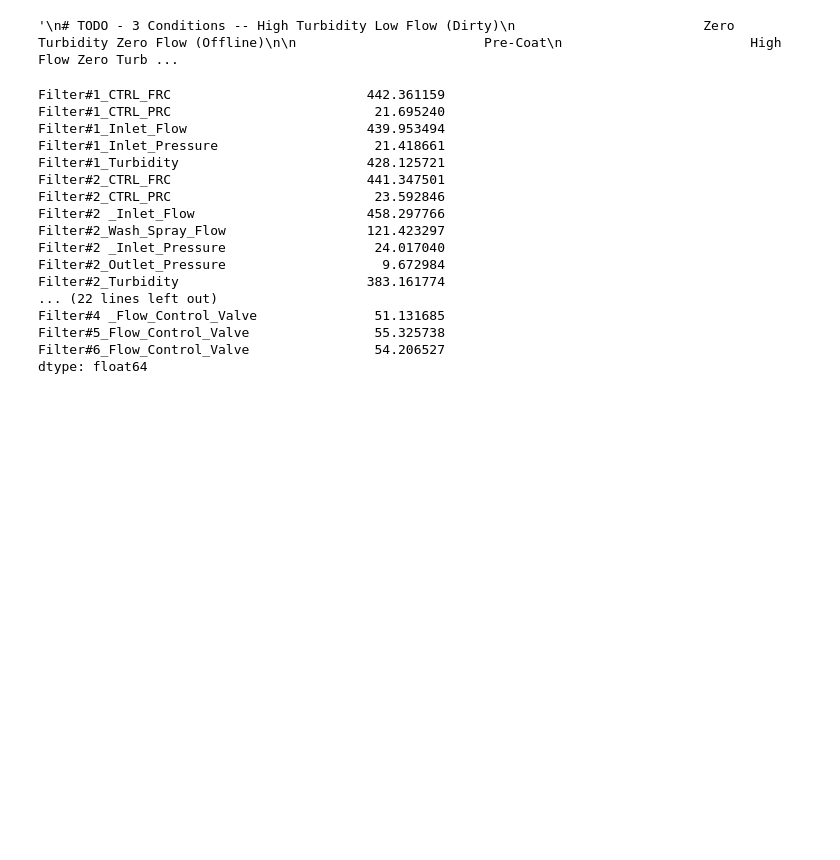
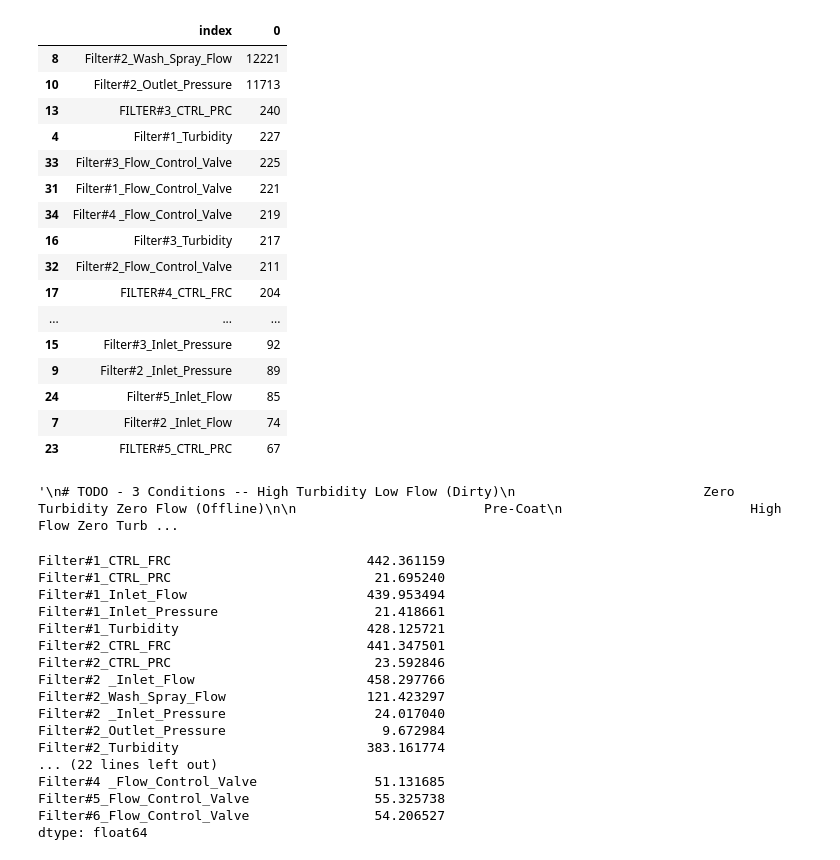
Before and after one commit to saikiranpennam/sugarbeet_analysis, a Jupyter notebook: filters_data_new.ipynb, the cells around one changed output. Drawn from its saved outputs; the diff is of its cells as text; code cells hidden in the pictures; blank space fills up the shorter version.

Commit message:
Cleaned the initial code for Data Preprocessing

```diff
--- a/filters_data_new.ipynb
+++ b/filters_data_new.ipynb
@@ -7,5 +8,4 @@ import seaborn as sns
 import matplotlib.pyplot as plt
 from matplotlib.backends.backend_pdf import PdfPages
 # %%
-df = pd.read_csv('/Users/saikiranpennam/Documents/RA/Western_Sugar_AI_Assessment_Working/2023/Book1.csv', parse_dates=True, index_col=0)
-df.head(50)
+file_path = '/Users/saikiranpennam/Documents/RA/Western_Sugar_AI_Assessment_Working/2023/Book1.csv'
@@ -51,0 +14,13 @@ memory usage: 29.8 MB
+# %%
+# create import function
+def import_data(path):
+    dfList = []
+    df = pd.DataFrame()
+    for sugar_chunks in pd.read_csv(file_path, parse_dates=True, index_col=0, chunksize=150000):
+        dfList.append(sugar_chunks)
+    df = pd.concat(dfList, sort=False)
+    return df
+# %%
+pd.set_option('display.max_columns', None)
+sugarbeets = import_data(file_path)
+sugarbeets.head(50)
@@ -52,3 +46,23 @@ memory usage: 29.8 MB
+# %%
+pd.DataFrame(sugarbeets.isnull().sum()).reset_index(drop=False).sort_values(by=0,ascending=False)[:]
+# %% [output]
+|  | index | 0 |
+| 8 | Filter#2_Wash_Spray_Flow | 12221 |
+| 10 | Filter#2_Outlet_Pressure | 11713 |
+| 13 | FILTER#3_CTRL_PRC | 240 |
+| 4 | Filter#1_Turbidity | 227 |
+| 33 | Filter#3_Flow_Control_Valve | 225 |
+| 31 | Filter#1_Flow_Control_Valve | 221 |
+| 34 | Filter#4 _Flow_Control_Valve | 219 |
+| 16 | Filter#3_Turbidity | 217 |
+| 32 | Filter#2_Flow_Control_Valve | 211 |
+| 17 | FILTER#4_CTRL_FRC | 204 |
+| ... | ... | ... |
+| 15 | Filter#3_Inlet_Pressure | 92 |
+| 9 | Filter#2 _Inlet_Pressure | 89 |
+| 24 | Filter#5_Inlet_Flow | 85 |
+| 7 | Filter#2 _Inlet_Flow | 74 |
+| 23 | FILTER#5_CTRL_PRC | 67 |
 # %%
 # TODO - filter by values, with frequency 30s and 1Min, plot for each filter
 # TODO - Redundancy in the code, have only one function for all the filters...
```
Also changed, not shown: parts of 9 cells of this notebook.
